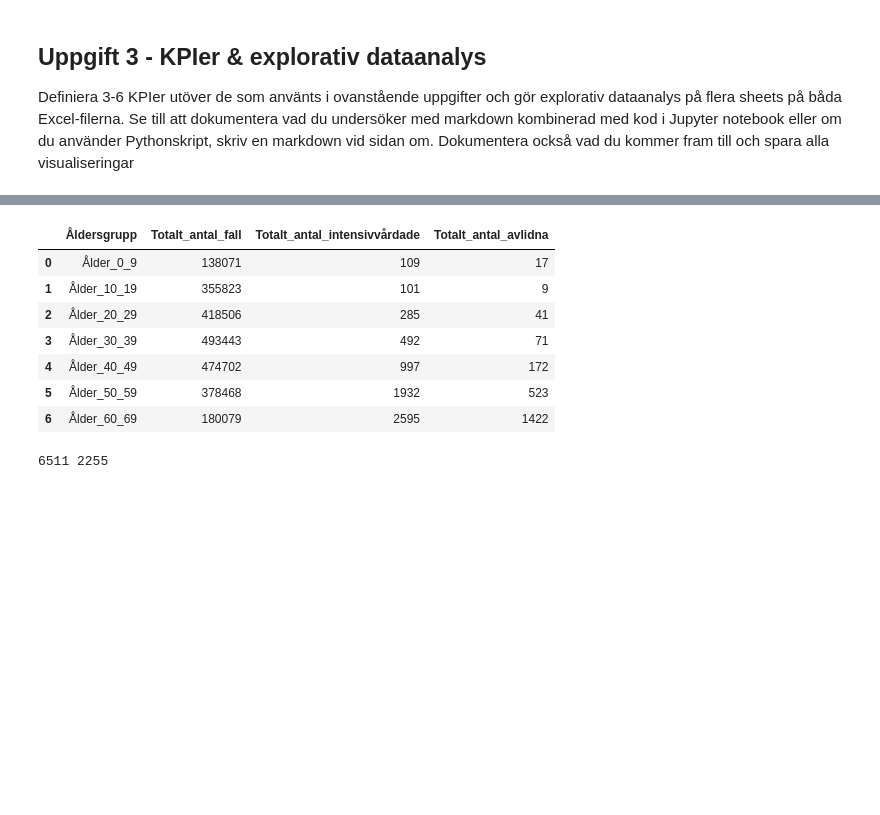
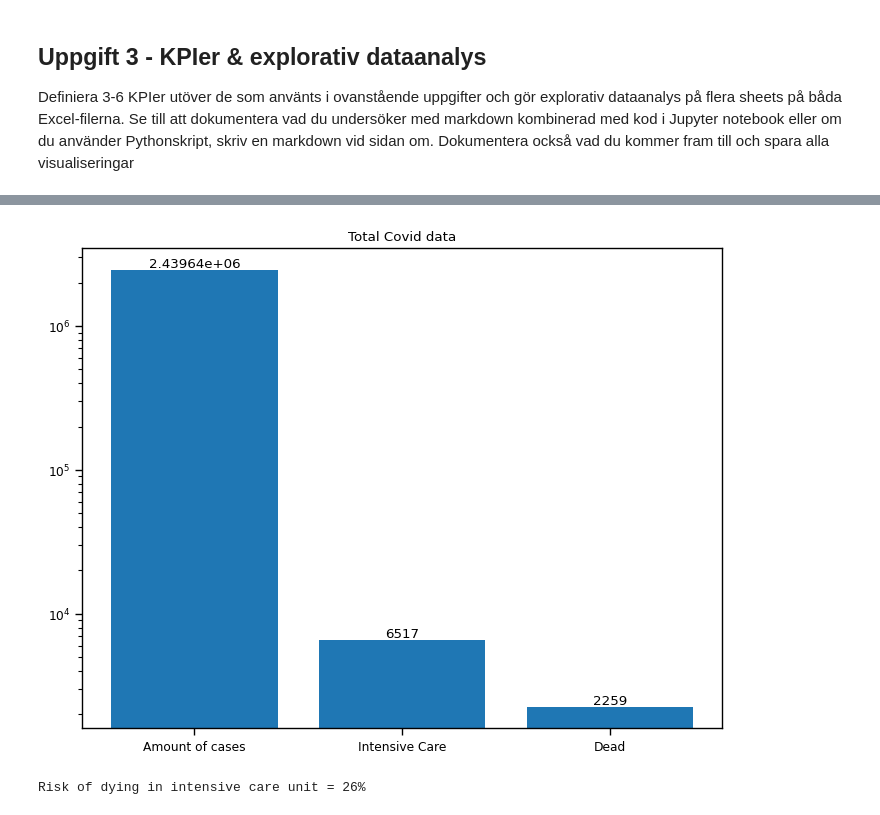
Before and after one commit to MxLied/Databehandling-Max-Liedman, a Jupyter notebook: Labb/Labb1.ipynb, the cells around one changed output, grey strips where cells are left out. Saved outputs shown, nothing was run; the diff lists cells and outputs as text; code cells hidden in the pictures; blank space fills up the shorter version.

```diff
--- a/Labb/Labb1.ipynb
+++ b/Labb/Labb1.ipynb
@@ -575,18 +554,34 @@ df_intensive_care = df_total_dead.drop(df_total_dead.index[[7,8,9,10]])
+# %%
+import matplotlib.pyplot as plt
+
+folkdeadtotal = pd.read_excel("../Data/Folkhalsomyndigheten_Covid19.xlsx" , sheet_name = "Totalt antal per åldersgrupp")
+df_total_dead = pd.DataFrame(folkdeadtotal)
+
+
+df_intensive_care = df_total_dead.drop(df_total_dead.index[[7,8,9]])
+## drops 70+ reason: the majority didn't get intesive care
+
+sum_intesive = df_intensive_care["Totalt_antal_intensivvårdade"].sum()
+sum_dead = df_intensive_care["Totalt_antal_avlidna"].sum()
+risk_of_death_intesive_unit = round((sum_dead)/(sum_dead+sum_intesive)*100)  #calculates the risk of dying in intensive care
+
+
+
+
+fig = plt.figure()
+ax = fig.add_axes([0,0,1,1])
+bar_lables = ['Amount of cases', 'Intensive Care', 'Dead']
+data = [df_intensive_care["Totalt_antal_fall"].sum(), sum_intesive,  sum_dead]
+ax.set_yscale('log')
+barplot = ax.bar(bar_lables,data)
+plt.bar_label(barplot, [])
+plt.title("Total Covid data")
+
+
+plt.show()
+print(f"Risk of dying in intensive care unit = {risk_of_death_intesive_unit}%")
+# %% [output]
+[figure, added]
+Risk of dying in intensive care unit = 26%
 # %%
 df_intensive_care
-# %% [output]
-|  | Åldersgrupp | Totalt_antal_fall | Totalt_antal_intensivvårdade | Totalt_antal_avlidna |
-| 0 | Ålder_0_9 | 138071 | 109 | 17 |
-| 1 | Ålder_10_19 | 355823 | 101 | 9 |
-| 2 | Ålder_20_29 | 418506 | 285 | 41 |
-| 3 | Ålder_30_39 | 493443 | 492 | 71 |
-| 4 | Ålder_40_49 | 474702 | 997 | 172 |
-| 5 | Ålder_50_59 | 378468 | 1932 | 523 |
-| 6 | Ålder_60_69 | 180079 | 2595 | 1422 |
-# %%
-sum_intesive = df_intensive_care["Totalt_antal_intensivvårdade"].sum()
-sum_dead = df_intensive_care["Totalt_antal_avlidna"].sum()
-
-print(sum_intesive,sum_dead)
-# %% [output]
-6511 2255
```
Also changed, not shown: parts of 16 cells of this notebook.
